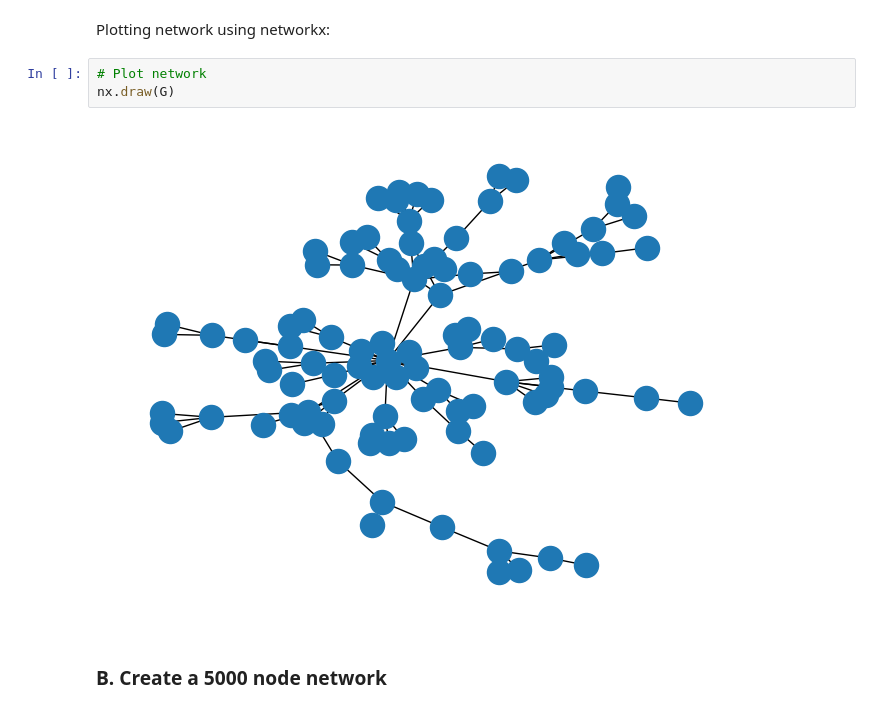
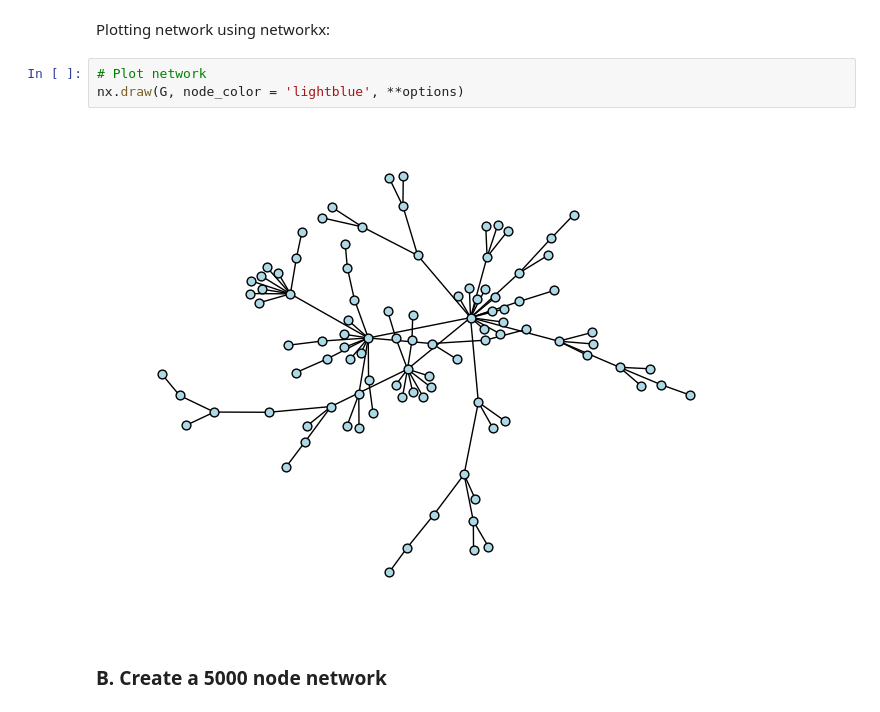
Before and after one commit to peern/social-graphs-assignments, a Jupyter notebook: assignment-1/assignment-1.ipynb, the cells around one changed output. Saved outputs shown, nothing was run; the diff lists cells and outputs as text.

```diff
--- a/assignment-1/assignment-1.ipynb
+++ b/assignment-1/assignment-1.ipynb
@@ -451,9 +450,9 @@ G = createBAmodel(100)
 Plotting network using networkx:
 # %%
 # Plot network
-nx.draw(G)
+nx.draw(G, node_color = 'lightblue', **options)
 # %% [output]
-[figure, old version]
+[figure, new version]
 # %% [markdown]
 ### B. Create a 5000 node network
 # %%
```
Also changed, not shown: parts of 33 cells of this notebook.
